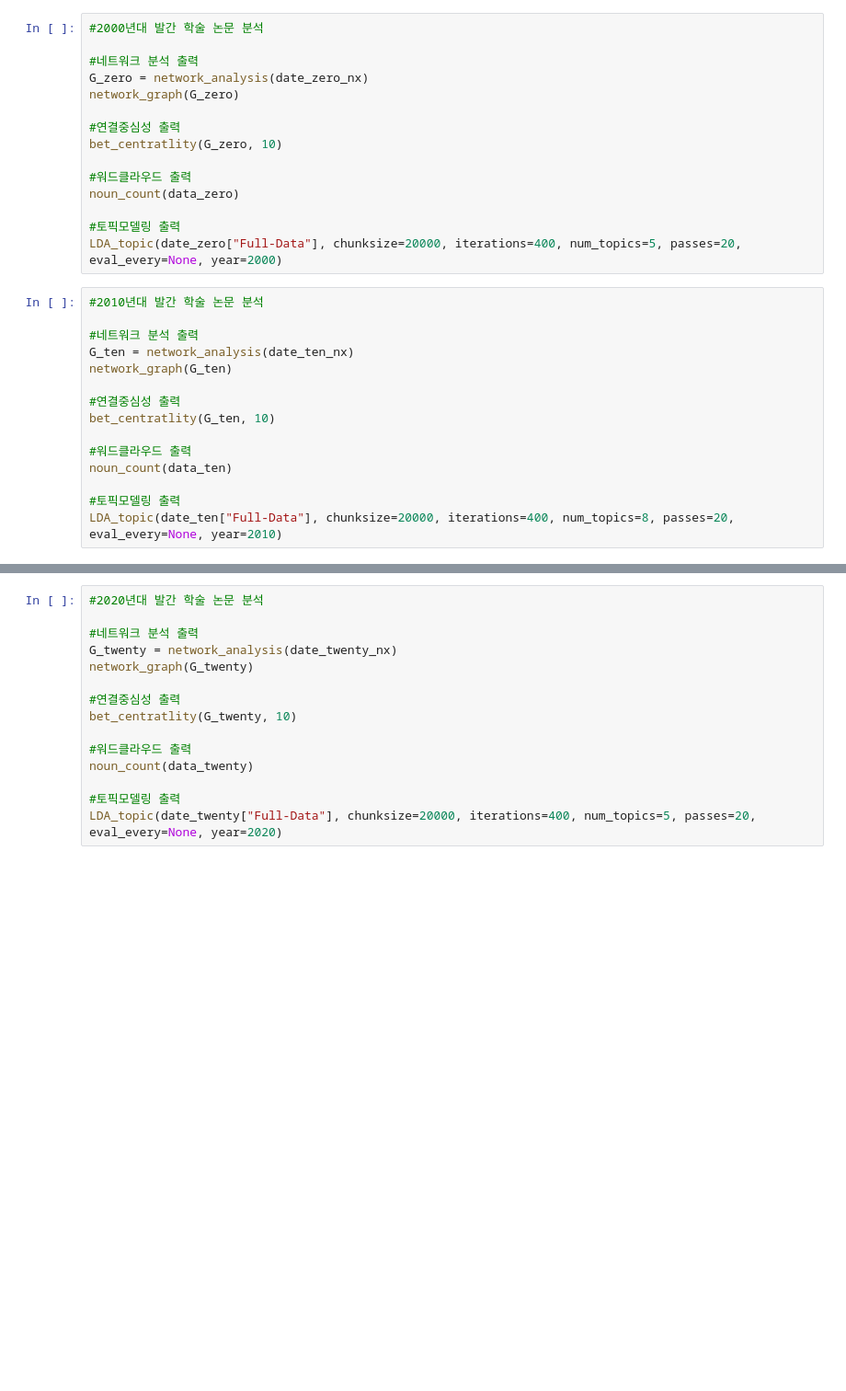
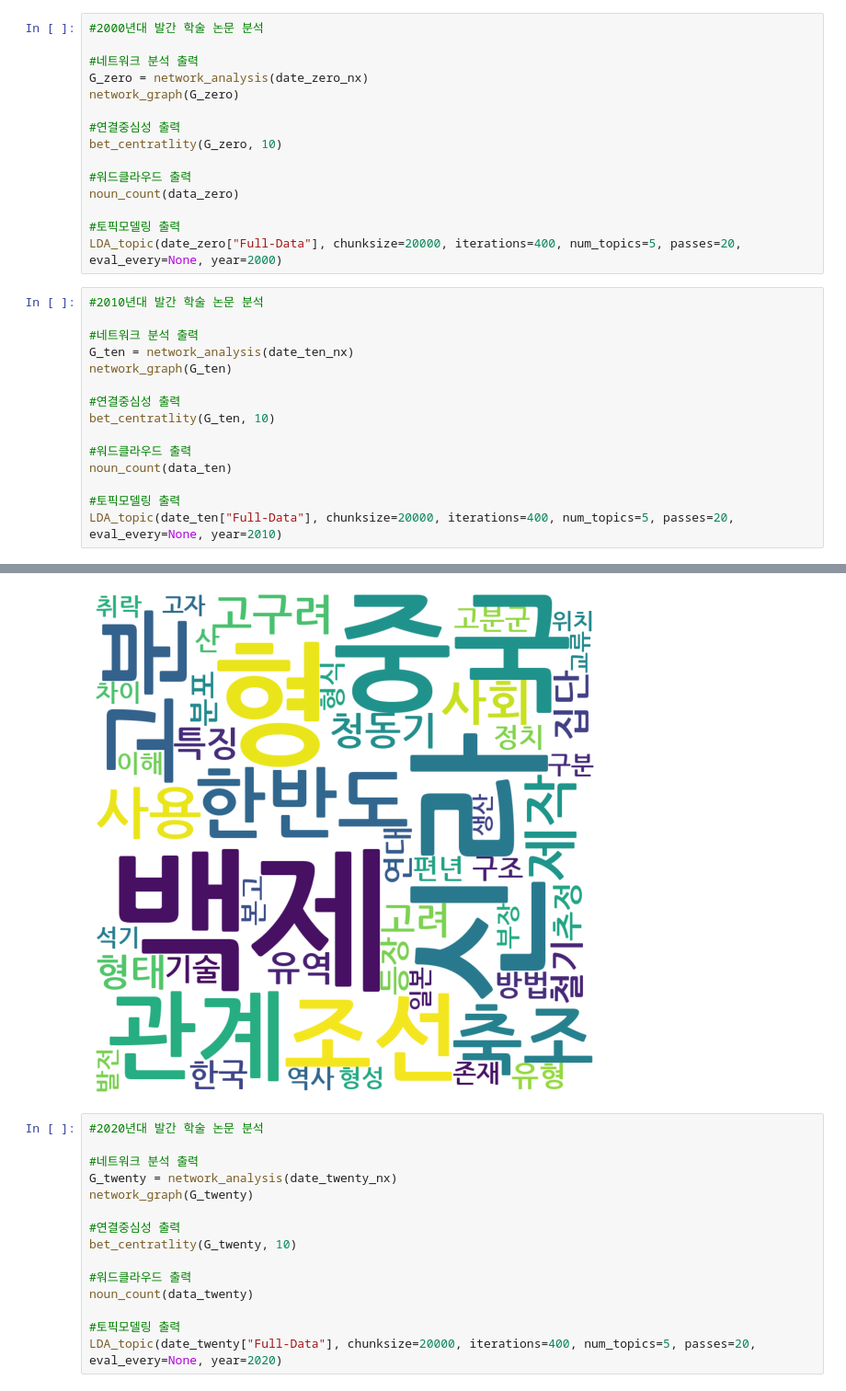
Before and after one commit to ChanToRe/Archaeological-research-trend-analysis, a Jupyter notebook: Arch_Research_trend.ipynb, the cells around one changed output, grey strips where cells are left out. Shown: that part at 92% size. Cells and saved outputs as stored; diff of their text form; blank space fills up the shorter version.

Commit message:
Update : Add Data, Stopword

```diff
--- a/Arch_Research_trend.ipynb
+++ b/Arch_Research_trend.ipynb
@@ -248,4 +250,5 @@ bet_centratlity(G_ten, 10)
 noun_count(data_ten)
 
 #토픽모델링 출력
-LDA_topic(date_ten["Full-Data"], chunksize=20000, iterations=400, num_topics=8, passes=20, eval_every=None, year=2010)
+LDA_topic(date_ten["Full-Data"], chunksize=20000, iterations=400, num_topics=5, passes=20, eval_every=None, year=2010)
+# %% [output]
@@ -252,3 +272,4 @@ LDA_topic(date_ten["Full-Data"], chunksize=20000, iterations=400, num_topics=8,
+[figure, added]
 # %%
 #2020년대 발간 학술 논문 분석
 
```
Also changed, not shown: parts of 2 cells of this notebook, 2 other files.
